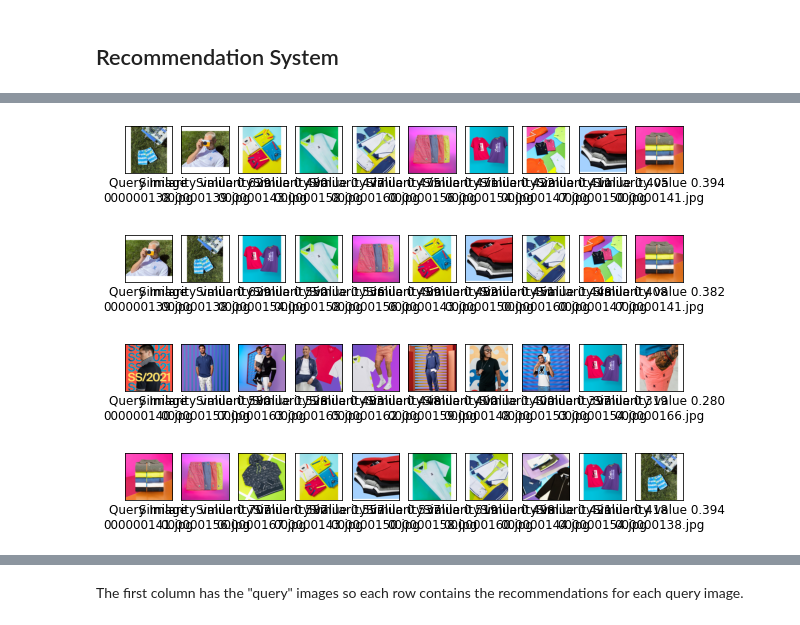
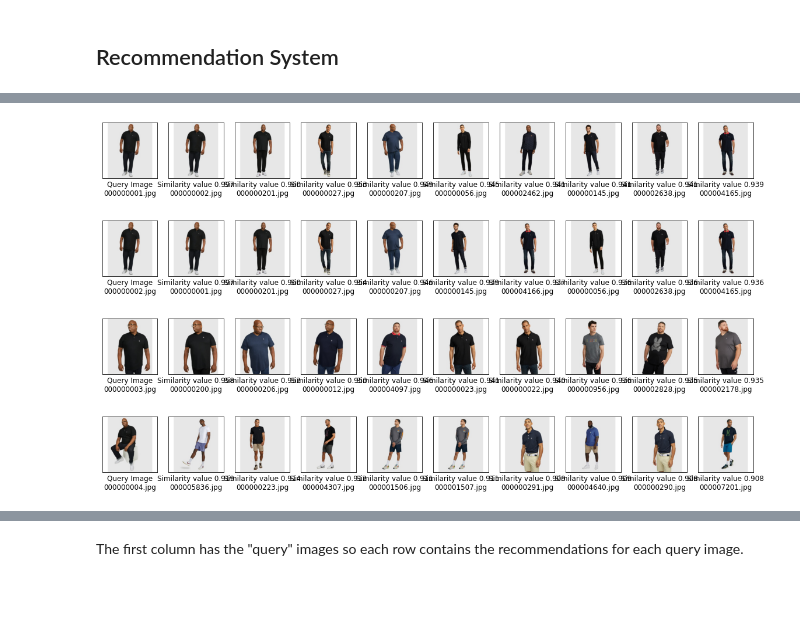
Before and after one commit to Cloblak/ad_photo_recommendation, a Jupyter notebook: Facebook_Post_RecSys_Experiments_WW.ipynb, the cells around one changed output, grey strips where cells are left out. Cells and saved outputs as stored; diff of their text form; code cells hidden in the pictures; blank space fills up the shorter version.

```diff
--- a/Facebook_Post_RecSys_Experiments_WW.ipynb
+++ b/Facebook_Post_RecSys_Experiments_WW.ipynb
@@ -174,7 +198,7 @@ for imageName in os.listdir(inputDir):
 
 #img2vec = Img2Vec(cuda=True, model='vgg')
 #img2vec = Img2Vec(cuda=True, model='densenet')
-img2vec = Img2Vec(cuda=True, model='efficientnet_b0')
+img2vec = Img2Vec(cuda=True, model='resnet-18')
 
 allVectors = {}
 print("Converting images to feature vectors:")
@@ -239,6 +280,6 @@ similarValues.to_pickle("similarValues.pkl")
 # %%
 # Let's take the top images for some example images
-inputImages = ['000000138.jpg', '000000139.jpg', '000000140.jpg', '000000141.jpg']
+inputImages = ['000000001.jpg', '000000002.jpg', '000000003.jpg', '000000004.jpg']
 
 numCol = 10
 numRow = 1
@@ -260,35 +301,35 @@ def getSimilarImages(image, simNames, simVals):
             assert_almost_equal(max(vals), 1, decimal = 5)
             imgs.remove(image)
             vals.remove(max(vals))
         return imgs, vals
     else:
         print("'{}' Unknown image".format(image))
 
 def plotSimilarImages(image, simiarNames, similarValues):
     simImages, simValues = getSimilarImages(image, similarNames, similarValues)
-    fig = plt.figure(figsize=(10, 20))
+    fig = plt.figure(figsize=(20, 20))
 
     # now plot the  most simliar images
     for j in range(0, numCol*numRow):
         ax = []
         if j == 0:
             img = Image.open(os.path.join(inputDir, image))
             ax = fig.add_subplot(numRow, numCol, 1)
             setAxes(ax, image, query = True)
         else:
             img = Image.open(os.path.join(inputDir, simImages[j-1]))
             ax.append(fig.add_subplot(numRow, numCol, j+1))
             setAxes(ax[-1], simImages[j-1], value = simValues[j-1])
         img = img.convert('RGB')
         plt.imshow(img)
         img.close()
 
     plt.show()
 
 for image in inputImages:
     plotSimilarImages(image, similarNames, similarValues)
 # %% [output]
-[figure, old version]
+[figure, new version]
-[figure, old version]
+[figure, new version]
-[figure, old version]
+[figure, new version]
-[figure, old version]
+[figure, new version]
```
Also changed, not shown: parts of 20 cells of this notebook.
